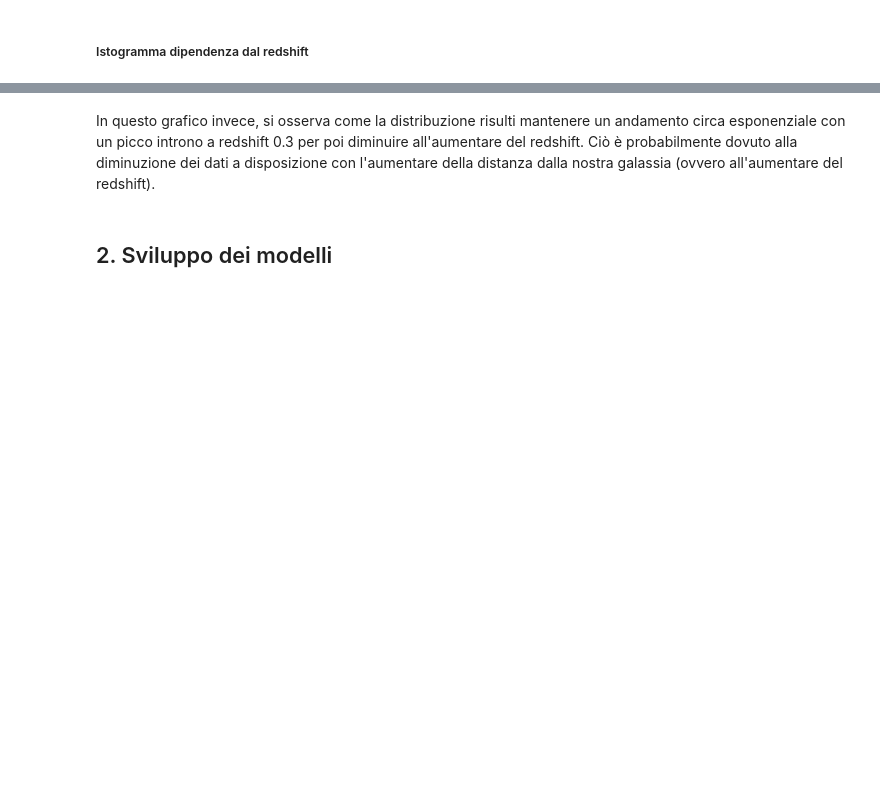
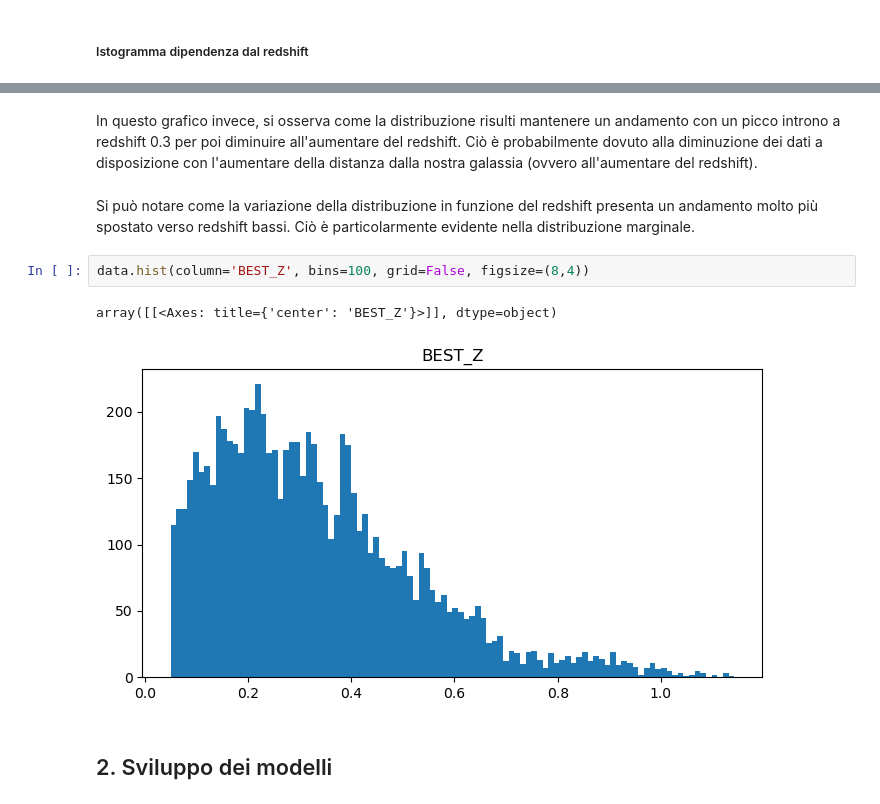
Before and after one commit to LoivX/RMDA, a Jupyter notebook: Esame.ipynb, the cells around one changed output, grey strips where cells are left out. Drawn from its saved outputs; the diff is of its cells as text; blank space fills up the shorter version.

```diff
--- a/Esame.ipynb
+++ b/Esame.ipynb
@@ -206,7 +200,14 @@ plot_hist3D(x, y, z, 'Variazione distribuzione distanza in funzione del redsihif
 # %% [output]
 [figure]
 # %% [markdown]
-In questo grafico invece, si osserva come la distribuzione risulti mantenere un andamento circa esponenziale con un picco introno a redshift 0.3 per poi diminuire all'aumentare del redshift. Ciò è probabilmente dovuto alla diminuzione dei dati a disposizione con l'aumentare della distanza dalla nostra galassia (ovvero all'aumentare del redshift).
+In questo grafico invece, si osserva come la distribuzione risulti mantenere un andamento con un picco introno a redshift 0.3 per poi diminuire all'aumentare del redshift. Ciò è probabilmente dovuto alla diminuzione dei dati a disposizione con l'aumentare della distanza dalla nostra galassia (ovvero all'aumentare del redshift).
+# %% [markdown]
+Si può notare come la variazione della distribuzione in funzione del redshift presenta un andamento molto più spostato verso redshift bassi. Ciò è particolarmente evidente nella distribuzione marginale.
+# %%
+data.hist(column='BEST_Z', bins=100, grid=False, figsize=(8,4))
+# %% [output]
+array([[<Axes: title={'center': 'BEST_Z'}>]], dtype=object)
+[figure, added]
 # %% [markdown]
 ## 2. Sviluppo dei modelli
 # %% [markdown]
```
Also changed, not shown: parts of 25 cells of this notebook.
